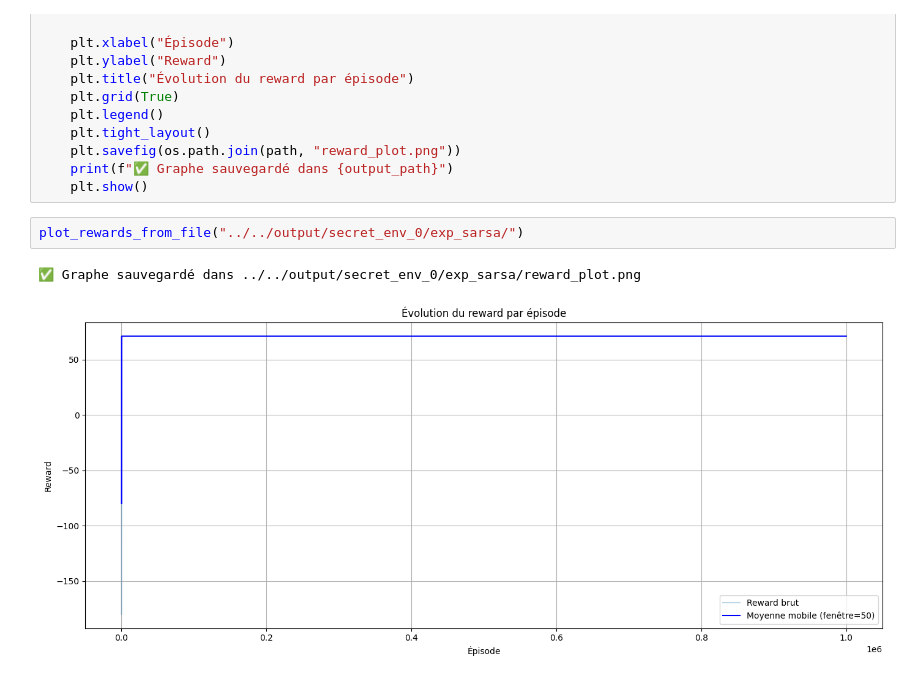
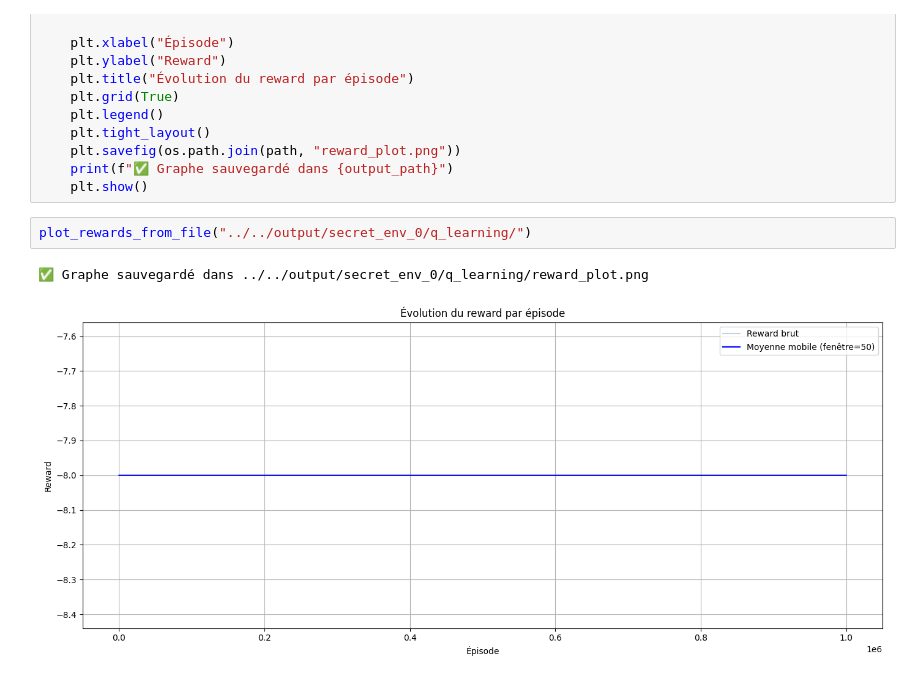
Before and after one commit to Zameloth/reinforcement_learning_lib, a Jupyter notebook: src/experiments/print_graph.ipynb, the cells around one changed output. Drawn from its saved outputs; the diff is of its cells as text.

Commit message:
experimentations envs secret

```diff
--- a/src/experiments/print_graph.ipynb
+++ b/src/experiments/print_graph.ipynb
@@ -37,7 +37,7 @@ def plot_rewards_from_file(path,  smooth_window=50):
     print(f"✅ Graphe sauvegardé dans {output_path}")
     plt.show()
 # %%
-plot_rewards_from_file("../../output/secret_env_0/exp_sarsa/")
+plot_rewards_from_file("../../output/secret_env_0/q_learning/")
 # %% [output]
-✅ Graphe sauvegardé dans ../../output/secret_env_0/exp_sarsa/reward_plot.png
+✅ Graphe sauvegardé dans ../../output/secret_env_0/q_learning/reward_plot.png
-[figure, old version]
+[figure, new version]
```
Also changed, not shown: 17 other files.
